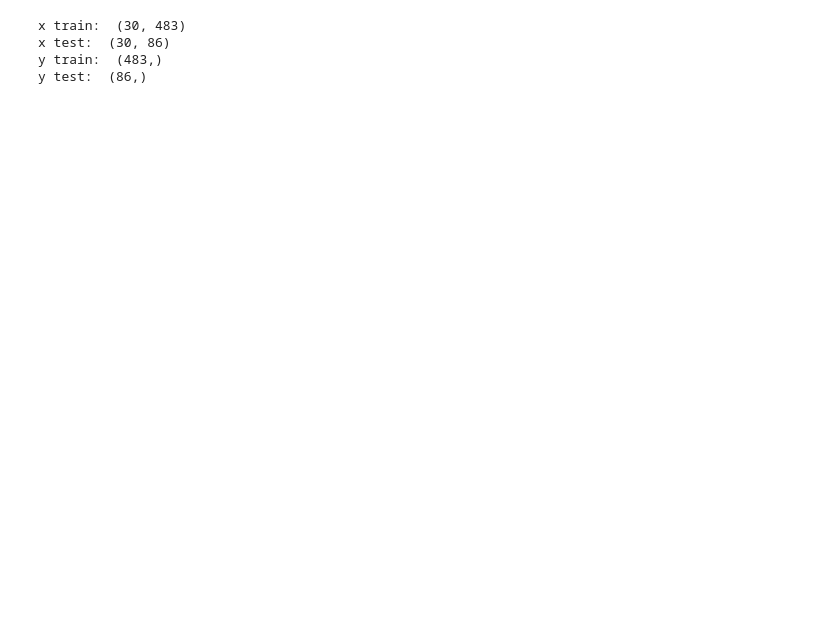
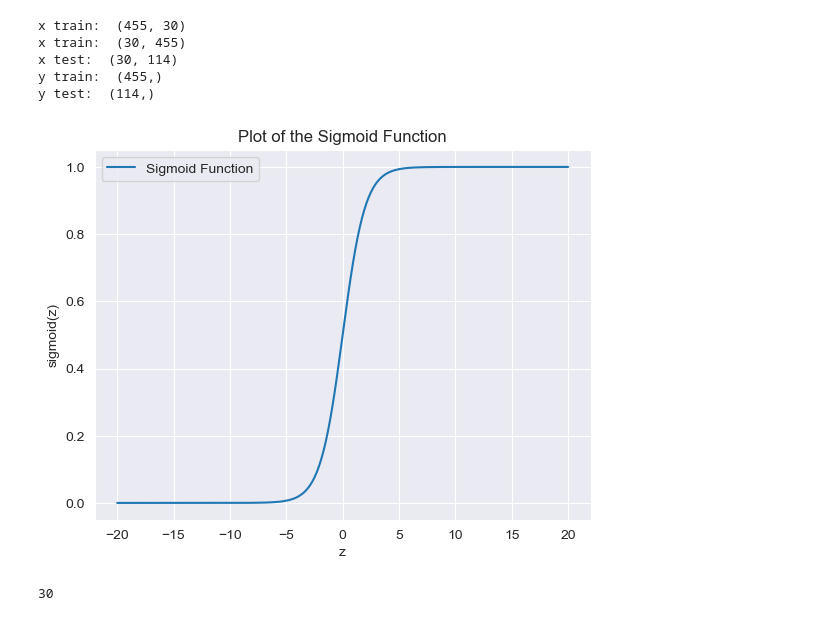
Before and after one commit to Fischdaling/LogisticRegression, a Jupyter notebook: beendeMeinLeben.ipynb, the cells around one changed output. Saved outputs shown, nothing was run; the diff lists cells and outputs as text; code cells hidden in the pictures; blank space fills up the shorter version.

```diff
--- a/beendeMeinLeben.ipynb
+++ b/beendeMeinLeben.ipynb
@@ -15,8 +24,9 @@ x = (x_data -np.min(x_data))/(np.max(x_data)-np.min(x_data))
 # %%
 # %%train test split
 from sklearn.model_selection import train_test_split
-x_train, x_test, y_train, y_test = train_test_split(x, y, test_size=0.15, random_state=42)
+x_train, x_test, y_train, y_test = train_test_split(x, y, test_size=0.2, random_state=42)
 
+print("x train: ",x_train.shape)
 x_train = x_train.T
 x_test = x_test.T
 y_train = y_train.T
@@ -27,10 +37,11 @@ print("x test: ",x_test.shape)
 print("y train: ",y_train.shape)
 print("y test: ",y_test.shape)
 # %% [output]
-x train:  (30, 483)
-x test:  (30, 86)
-y train:  (483,)
-y test:  (86,)
+x train:  (455, 30)
+x train:  (30, 455)
+x test:  (30, 114)
+y train:  (455,)
+y test:  (114,)
 # %%
 # %%initialize
 # lets initialize parameters
@@ -47,5 +57,18 @@ def sigmoid(z):
     return y_head
 #y_head = sigmoid(5)
+# %%
+z_values = np.linspace(-20, 20, 200)
+y_values = sigmoid(z_values)
+
+plt.plot(z_values, y_values, label='Sigmoid Function')
+plt.xlabel('z')
+plt.ylabel('sigmoid(z)')
+plt.title('Plot of the Sigmoid Function')
+plt.grid(True)
+plt.legend()
+plt.show()
+# %% [output]
+[figure, added]
 # %%
 # In backward propagation we will use y_head that found in forward progation
 # Therefore instead of writing backward propagation method, lets combine forward propagation and backward propagation
@@ -100,6 +124,10 @@ def predict(w, b, x_test):
 
     return Y_prediction
 # predict(parameters["weight"],parameters["bias"],x_test)
+# %%
+x_train.shape[0]
+# %% [output]
+30
 # %%
 # %%
 def logistic_regression(x_train, y_train, x_test, y_test, learning_rate ,  num_iterations):
```
Also changed, not shown: parts of 7 cells of this notebook, 2 other files.
